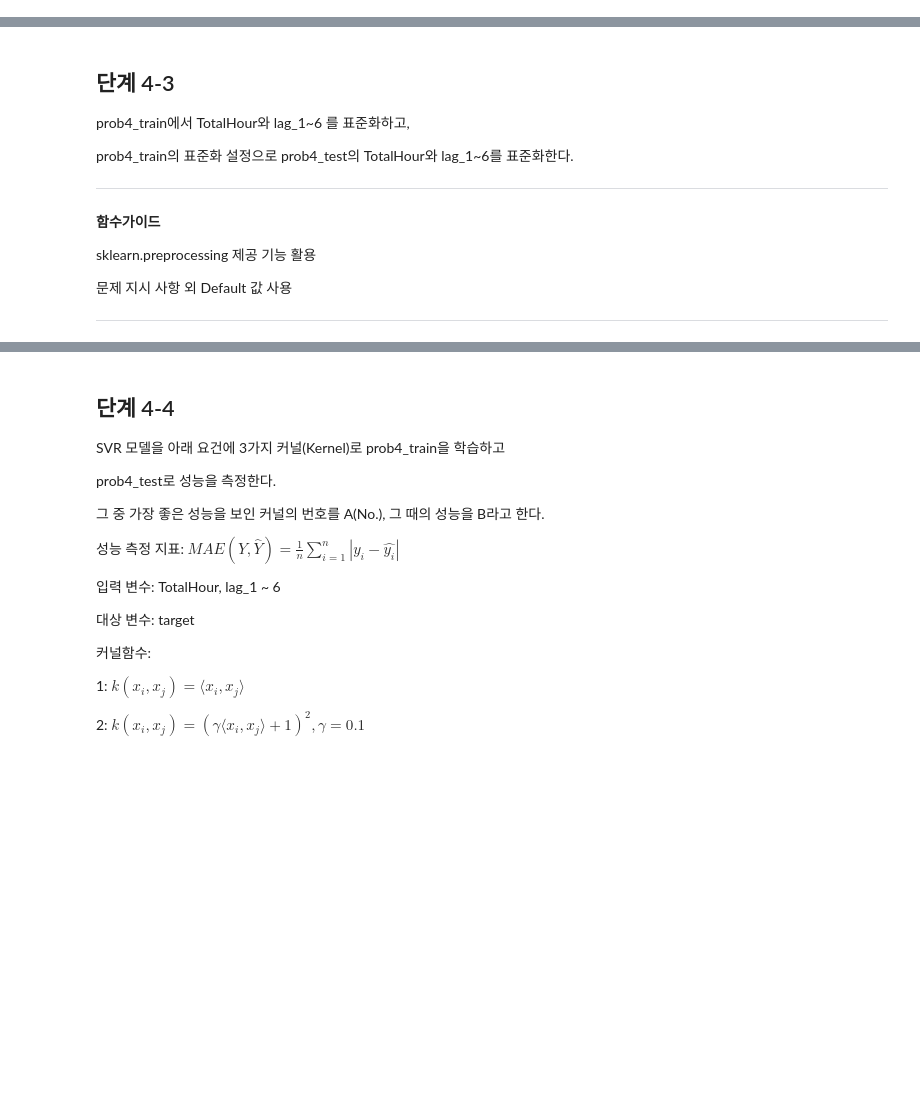
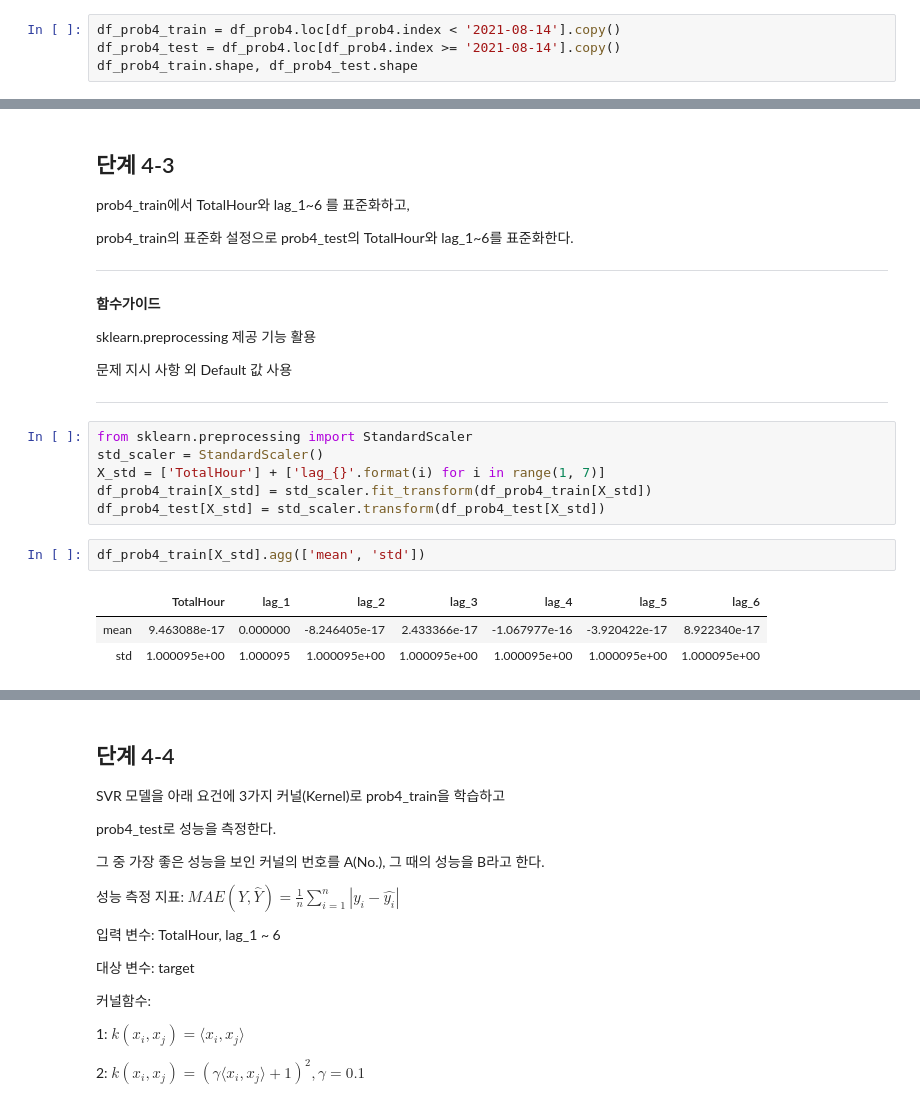
Before and after one commit to sunkusun9/DS_lv3_2308, a Jupyter notebook: sec_ds_lv3_prob3_prob.ipynb, the cells around one changed output, grey strips where cells are left out. Saved outputs shown, nothing was run; the diff lists cells and outputs as text; blank space fills up the shorter version.

```diff
--- a/sec_ds_lv3_prob3_prob.ipynb
+++ b/sec_ds_lv3_prob3_prob.ipynb
@@ -1067,3 +1089,7 @@ prob4에 lag_1 ~ lag_6까지 하나라도 결측치가 있다면 삭제한다.
 . prob4_train: DateHour 변수 기준으로 2021년 8월 14일 전(8월 14일 미포함) 데이터 (행의 수: 5256개)
 
 . prob4_test: DateHour 변수 기준으로 2021년 8월 14일 이후(8월 14일 포함) 데이터 (행의 수: 744 개)
+# %%
+df_prob4_train = df_prob4.loc[df_prob4.index < '2021-08-14'].copy()
+df_prob4_test = df_prob4.loc[df_prob4.index >= '2021-08-14'].copy()
+df_prob4_train.shape, df_prob4_test.shape
@@ -1083,3 +1111,15 @@ sklearn.preprocessing  제공 기능 활용
 문제 지시 사항 외 Default 값 사용
 
 ---
+# %%
+from sklearn.preprocessing import StandardScaler
+std_scaler = StandardScaler()
+X_std = ['TotalHour'] + ['lag_{}'.format(i) for i in range(1, 7)]
+df_prob4_train[X_std] = std_scaler.fit_transform(df_prob4_train[X_std])
+df_prob4_test[X_std] = std_scaler.transform(df_prob4_test[X_std])
+# %%
+df_prob4_train[X_std].agg(['mean', 'std'])
+# %% [output]
+|  | TotalHour | lag_1 | lag_2 | lag_3 | lag_4 | lag_5 | lag_6 |
+| mean | 9.463088e-17 | 0.000000 | -8.246405e-17 | 2.433366e-17 | -1.067977e-16 | -3.920422e-17 | 8.922340e-17 |
+| std | 1.000095e+00 | 1.000095 | 1.000095e+00 | 1.000095e+00 | 1.000095e+00 | 1.000095e+00 | 1.000095e+00 |
```
Also changed, not shown: parts of 80 cells of this notebook.
